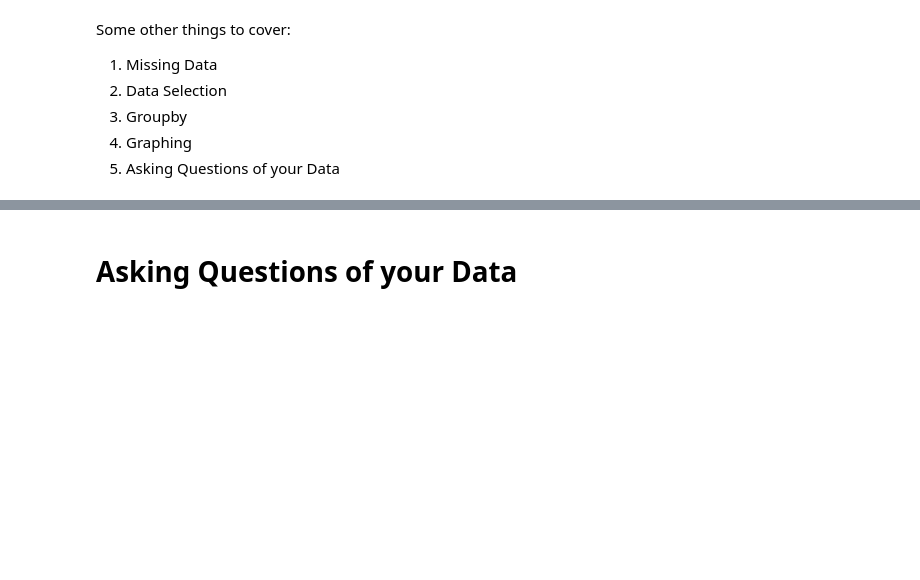
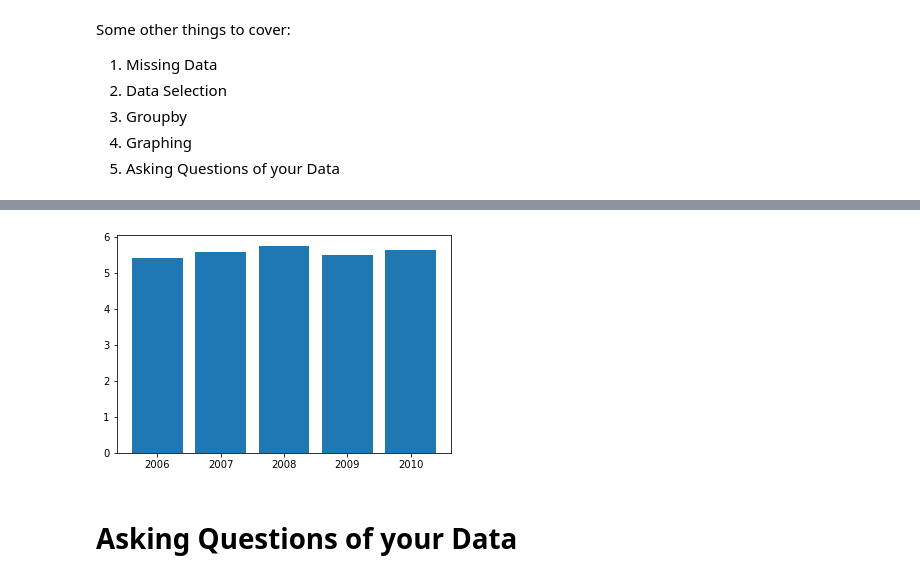
Before and after one commit to evan-freeman/tim, a Jupyter notebook: sample_data_analytics.ipynb, the cells around one changed output, grey strips where cells are left out. Saved outputs shown, nothing was run; the diff lists cells and outputs as text; code cells hidden in the pictures; blank space fills up the shorter version.

```diff
--- a/sample_data_analytics.ipynb
+++ b/sample_data_analytics.ipynb
@@ -86,3 +220,7 @@ plt.scatter(x = graph_input.YrSold, y = graph_input.OverallCond);
+# %%
+plt.bar(x = graph_input.YrSold, height = graph_input.OverallCond);
+# %% [output]
+[figure, added]
 # %% [markdown]
 # Asking Questions of your Data
 # %% [markdown]
```
Also changed, not shown: parts of 20 cells of this notebook.
